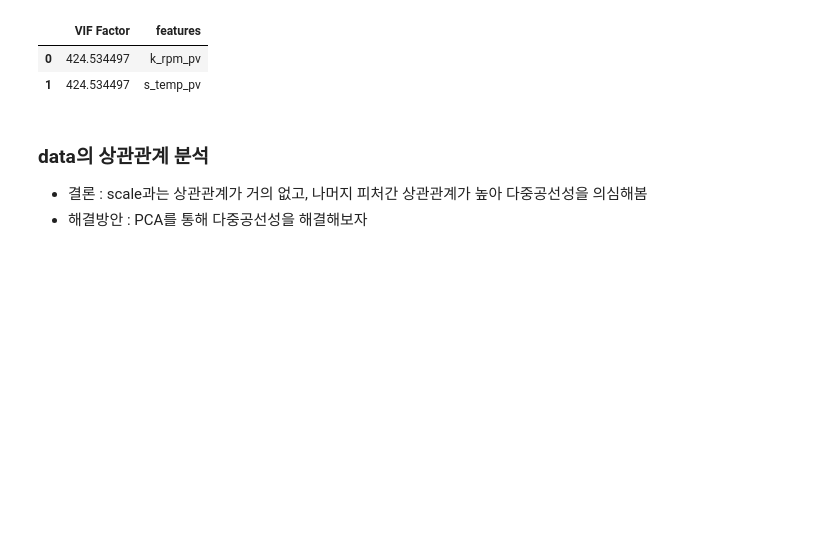
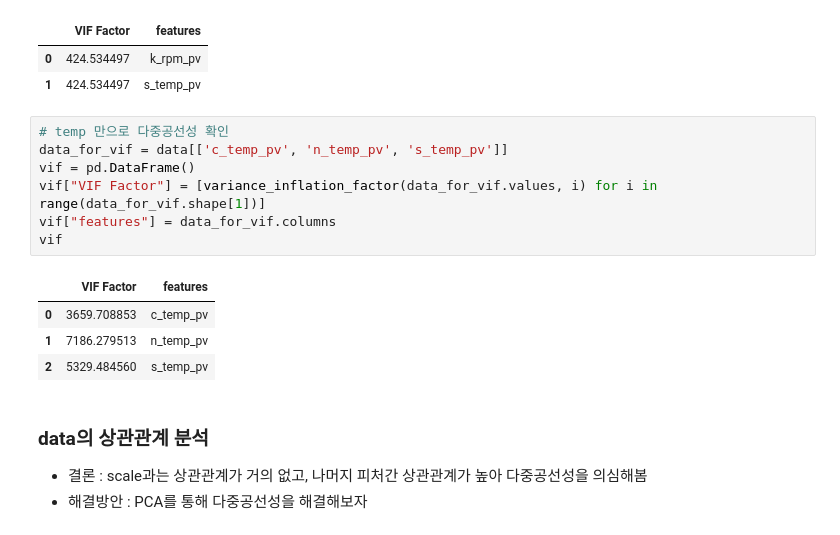
Before and after one commit to juugii-ho/Project_CompterMate, a Jupyter notebook: Modeling/JJW/Second_data/N04_vif_check.ipynb, the cells around one changed output. Drawn from its saved outputs; the diff is of its cells as text; blank space fills up the shorter version.

```diff
--- a/Modeling/JJW/Second_data/N04_vif_check.ipynb
+++ b/Modeling/JJW/Second_data/N04_vif_check.ipynb
@@ -54,6 +54,18 @@ vif
 |  | VIF Factor | features |
 | 0 | 424.534497 | k_rpm_pv |
 | 1 | 424.534497 | s_temp_pv |
+# %%
+# temp 만으로 다중공선성 확인
+data_for_vif = data[['c_temp_pv', 'n_temp_pv', 's_temp_pv']]
+vif = pd.DataFrame()
+vif["VIF Factor"] = [variance_inflation_factor(data_for_vif.values, i) for i in range(data_for_vif.shape[1])]
+vif["features"] = data_for_vif.columns
+vif
+# %% [output]
+|  | VIF Factor | features |
+| 0 | 3659.708853 | c_temp_pv |
+| 1 | 7186.279513 | n_temp_pv |
+| 2 | 5329.484560 | s_temp_pv |
 # %% [markdown]
 ### data의 상관관계 분석
 - 결론 : scale과는 상관관계가 거의 없고, 나머지 피처간 상관관계가 높아 다중공선성을 의심해봄
```
Also changed, not shown: parts of 2 cells of this notebook, 10 other files.
